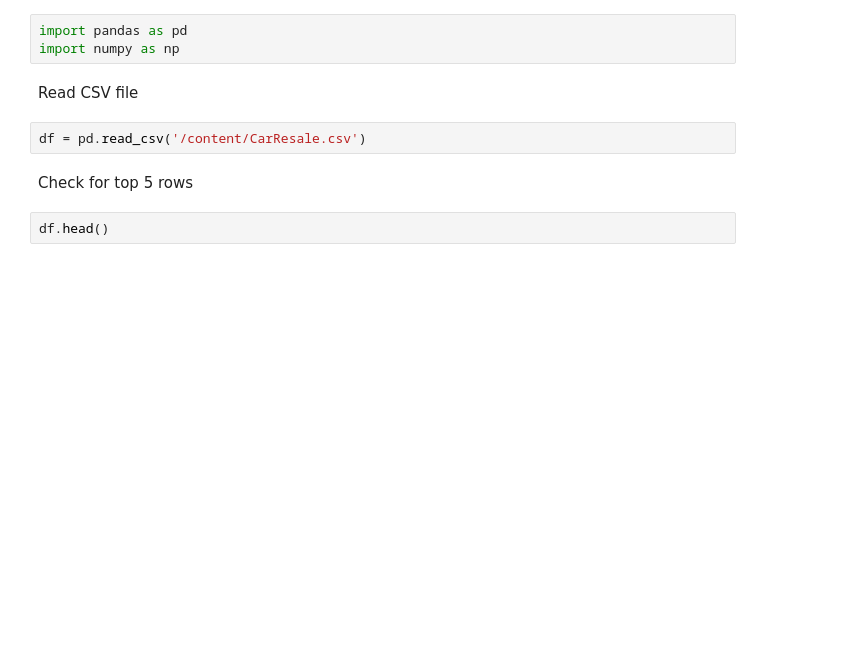
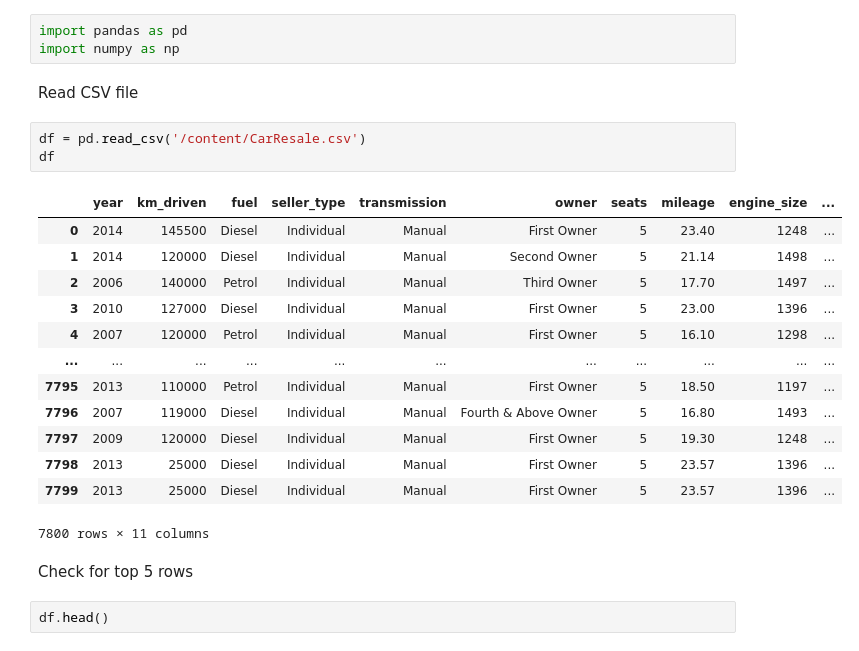
Before and after one commit to Gopikuppala7/MachineLearning, a Jupyter notebook: Regression_Model_Car_Price_Prediction.ipynb, the cells around one changed output. Saved outputs shown, nothing was run; the diff lists cells and outputs as text; blank space fills up the shorter version.

```diff
--- a/Regression_Model_Car_Price_Prediction.ipynb
+++ b/Regression_Model_Car_Price_Prediction.ipynb
@@ -9,6 +9,21 @@ import numpy as np
 Read CSV file
 # %%
 df = pd.read_csv('/content/CarResale.csv')
+df
+# %% [output]
+|  | year | km_driven | fuel | seller_type | transmission | owner | seats | mileage | engine_size | ... |
+| 0 | 2014 | 145500 | Diesel | Individual | Manual | First Owner | 5 | 23.40 | 1248 | ... |
+| 1 | 2014 | 120000 | Diesel | Individual | Manual | Second Owner | 5 | 21.14 | 1498 | ... |
+| 2 | 2006 | 140000 | Petrol | Individual | Manual | Third Owner | 5 | 17.70 | 1497 | ... |
+| 3 | 2010 | 127000 | Diesel | Individual | Manual | First Owner | 5 | 23.00 | 1396 | ... |
+| 4 | 2007 | 120000 | Petrol | Individual | Manual | First Owner | 5 | 16.10 | 1298 | ... |
+| ... | ... | ... | ... | ... | ... | ... | ... | ... | ... | ... |
+| 7795 | 2013 | 110000 | Petrol | Individual | Manual | First Owner | 5 | 18.50 | 1197 | ... |
+| 7796 | 2007 | 119000 | Diesel | Individual | Manual | Fourth & Above Owner | 5 | 16.80 | 1493 | ... |
+| 7797 | 2009 | 120000 | Diesel | Individual | Manual | First Owner | 5 | 19.30 | 1248 | ... |
+| 7798 | 2013 | 25000 | Diesel | Individual | Manual | First Owner | 5 | 23.57 | 1396 | ... |
+| 7799 | 2013 | 25000 | Diesel | Individual | Manual | First Owner | 5 | 23.57 | 1396 | ... |
+7800 rows × 11 columns
 # %% [markdown]
 Check for top 5 rows
 # %%
```
Also changed, not shown: parts of 11 cells of this notebook.
